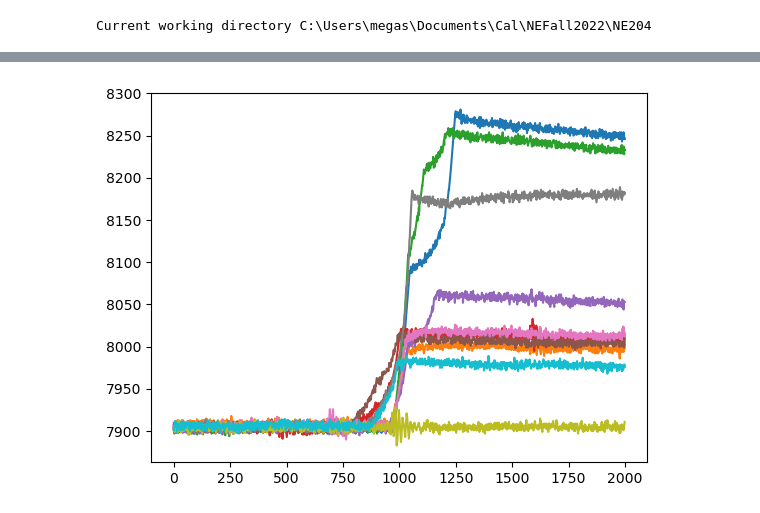
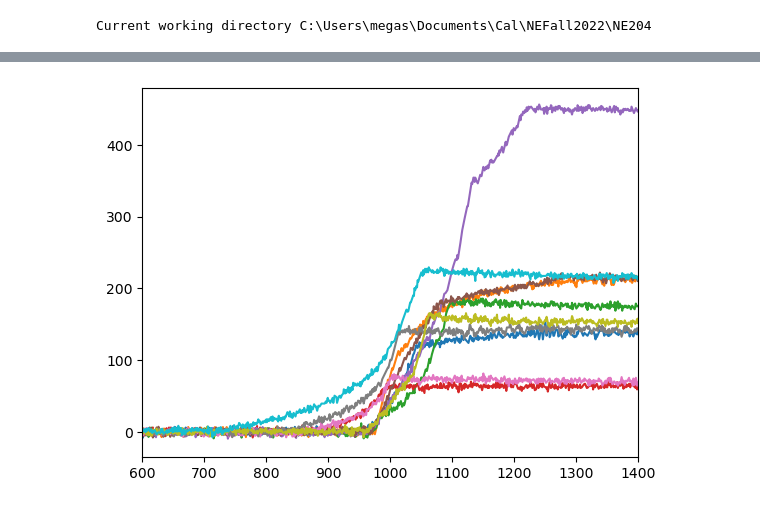
Before and after one commit to cllamb0/NE-204, a Jupyter notebook: Lab-1/Schiferl_NE204_Lab1_9.23.22.ipynb, the cells around one changed output, grey strips where cells are left out. Saved outputs shown, nothing was run; the diff lists cells and outputs as text; code cells hidden in the pictures.

```diff
--- a/Lab-1/Schiferl_NE204_Lab1_9.23.22.ipynb
+++ b/Lab-1/Schiferl_NE204_Lab1_9.23.22.ipynb
@@ -42,10 +46,9 @@ h5py._hl.dataset.Dataset
 # %%
-#Plot the raw
-first_pulse = f['raw_data'][0]
+#Plot the raw data
 plt.figure()
 
-for i in range(0, 100):
-    plt.plot(f['raw_data'][i])
+for i in range(0, 1000):
+    plt.plot(pulses[i])
     plt.xlabel('Time')
     plt.title('Raw Pulse')
 # %% [output]
@@ -52,0 +62,4 @@ for i in range(0, 100):
+# %%
+#Plotting the pre-trigger area for a look at the background
+for i in range(0,100):
+    plt.plot(pulses[i][0:500])
@@ -53,12 +72,12 @@ for i in range(0, 100):
 # %%
 #Background subtraction for the raw data
-for i in range(0, 100):
-    Floor = f["raw_data"][i][0:500]
-plt.figure()
-for i in range(0, 10):
-    plt.plot(Floor)
-    plt.title("Noise Floor")
-    plt.xlabel("Time")
-    Floor_mu = np.mean(Floor)
-    BkgSubtractedPulses = f["raw_data"][i] - Floor_mu
+n = 100
+print(type(pulses))
+pulses_sub = []
+for i in range(n):
+    bkg = np.mean(pulses[i][0:500])
+    pulses_sub.append(pulses[i] - bkg)
+
+for i in range(n):
+    plt.plot(pulses_sub[i])
 # %% [output]
@@ -80,15 +86,7 @@ def exp_func(x, a, b, c):
 # %%
-"'Plotting the rise of a bunch of data to see possible pileup'"
-plt.figure()
-
-for i in range (0, 10):
-    plt.plot(f["raw_data"][i][:2000])
-
-#This was finding the start of the exponential, but we want to fit the whole curve.
-#y_max = np.amax(first_pulse)
-# x_top = np.where(first_pulse == y_max)
-# exp_start = int(x_top[0])
-# print(y_max, exp_start)
-# type(exp_start)
+#Plotting the rise of a bunch of data to see possible pileup
+for i in range (10):
+    plt.plot(pulses_sub[i])
+    plt.xlim(600,1400) #we expect the rise to be around the pre-trigger value 1000t
 # %% [output]
-[figure, old version]
+[figure, new version]
```
Also changed, not shown: parts of 18 cells of this notebook.
